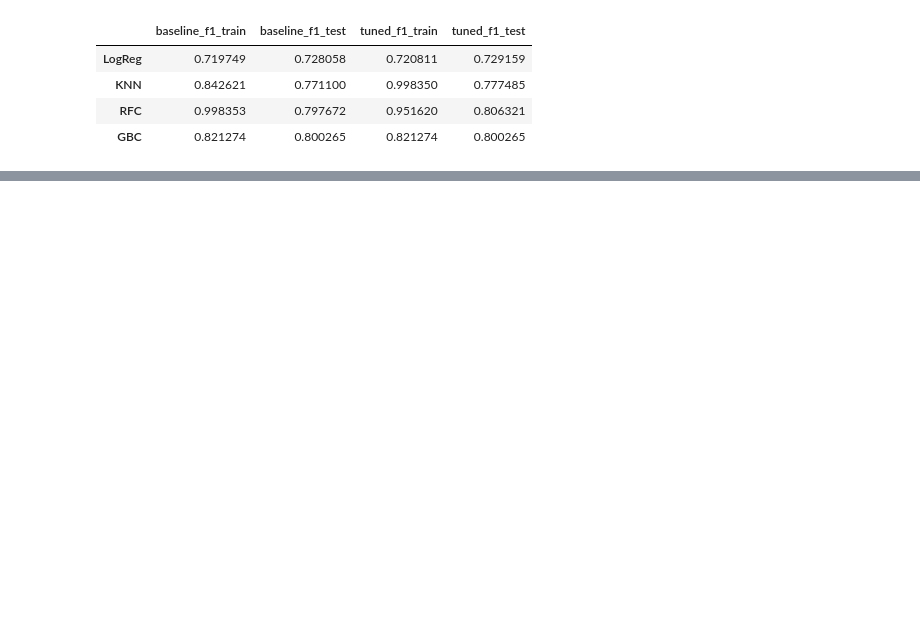
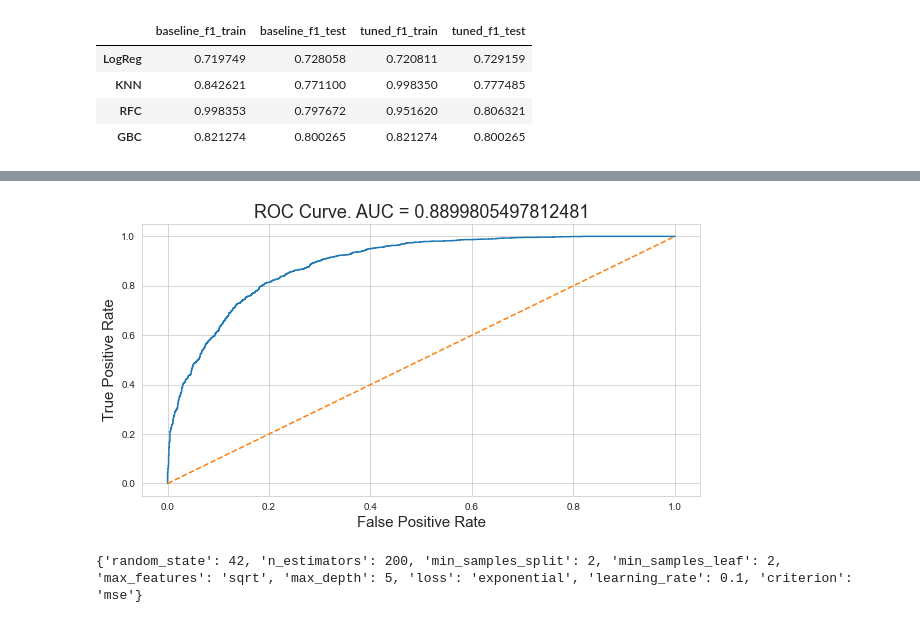
Before and after one commit to levancie/spotify-popularity, a Jupyter notebook: notebooks/4-Modeling.ipynb, the cells around one changed output, grey strips where cells are left out. Drawn from its saved outputs; the diff is of its cells as text; code cells hidden in the pictures; blank space fills up the shorter version.

```diff
--- a/notebooks/4-Modeling.ipynb
+++ b/notebooks/4-Modeling.ipynb
@@ -503,0 +504,8 @@ plt.show()
+# %%
+plot_roc(rfc_random)
+# %% [output]
+[figure, added]
+# %%
+print(gbc_random.best_params_)
+# %% [output]
+{'random_state': 42, 'n_estimators': 200, 'min_samples_split': 2, 'min_samples_leaf': 2, 'max_features': 'sqrt', 'max_depth': 5, 'loss': 'exponential', 'learning_rate': 0.1, 'criterion': 'mse'}
```
Also changed, not shown: parts of 9 cells of this notebook.
